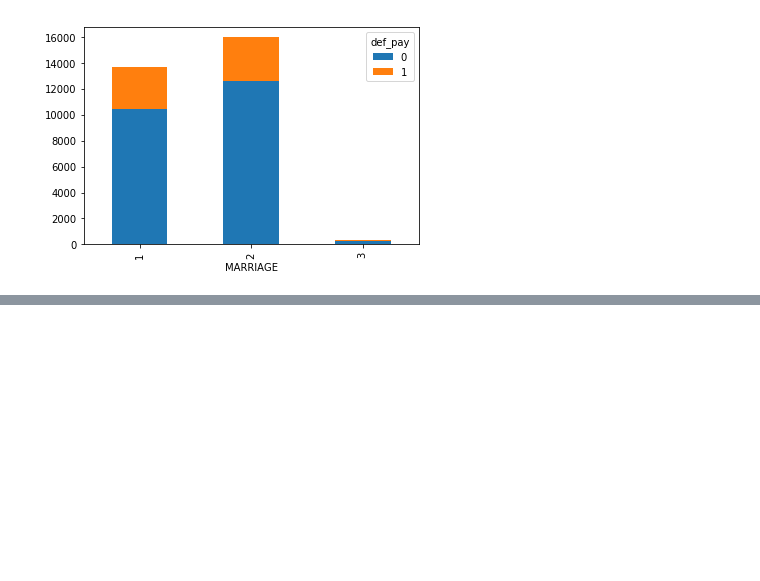
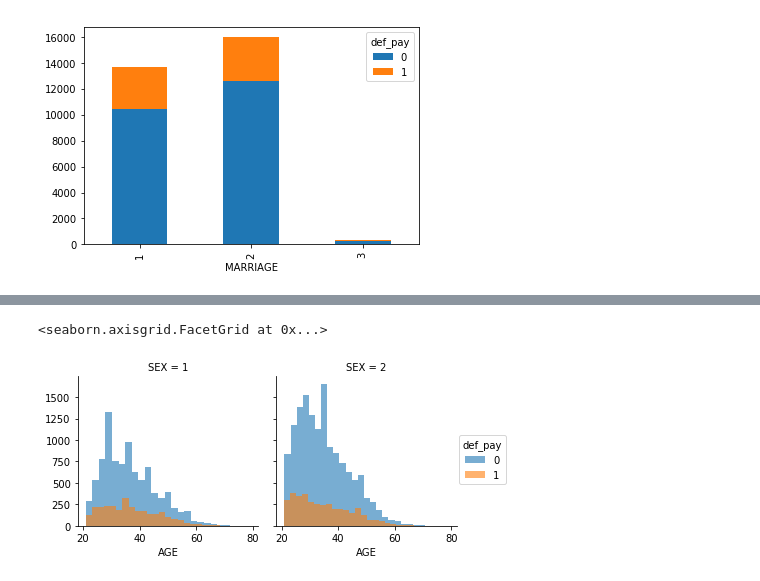
Before and after one commit to nishgaddam/PTG_German_Credit_Data, a Jupyter notebook: German_Credit_Score.ipynb, the cells around one changed output, grey strips where cells are left out. Drawn from its saved outputs; the diff is of its cells as text; code cells hidden in the pictures; blank space fills up the shorter version.

```diff
--- a/German_Credit_Score.ipynb
+++ b/German_Credit_Score.ipynb
@@ -417,0 +424,7 @@ mar.plot(kind = 'bar', stacked = True)
+# %%
+g = sns.FacetGrid(data_German, col='SEX', hue='def_pay')
+g.map(plt.hist, 'AGE', alpha=0.6, bins=25) #alpha is for transparency
+g.add_legend()
+# %% [output]
+<seaborn.axisgrid.FacetGrid at 0x...>
+[figure, added]
```
Also changed, not shown: parts of 1 cell of this notebook.
